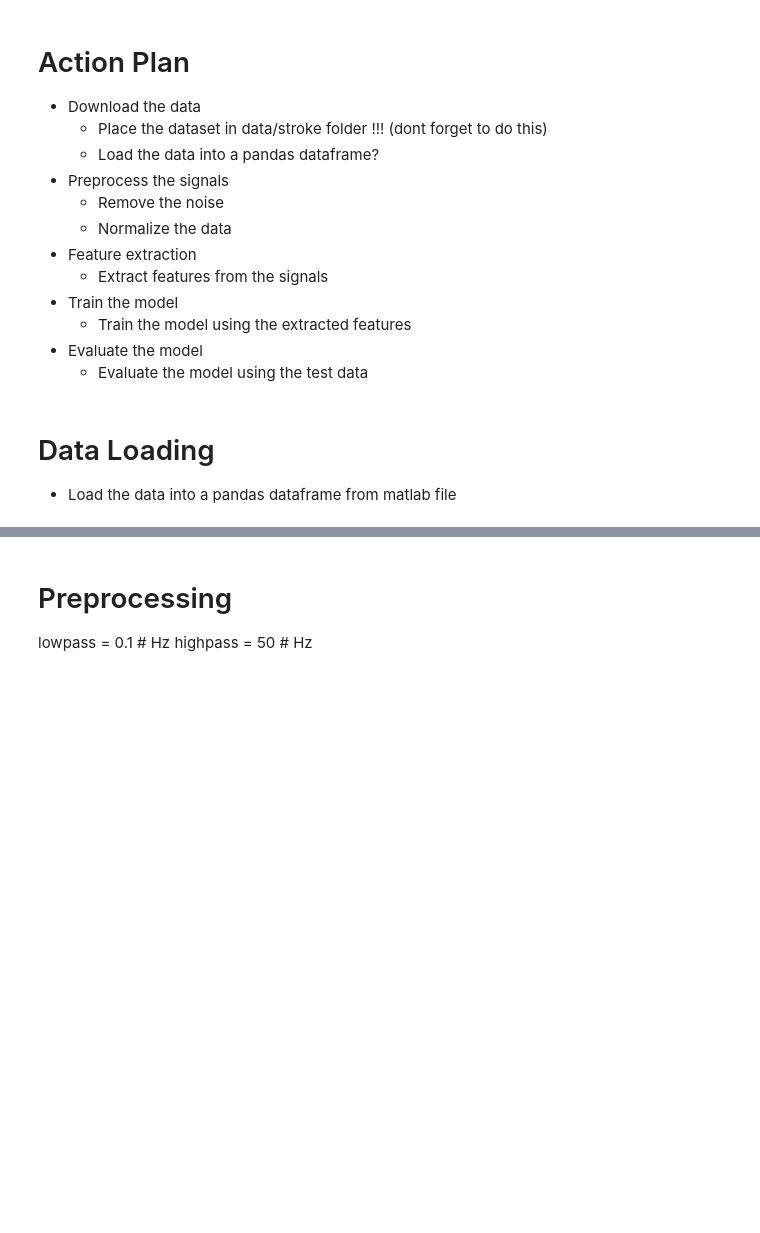
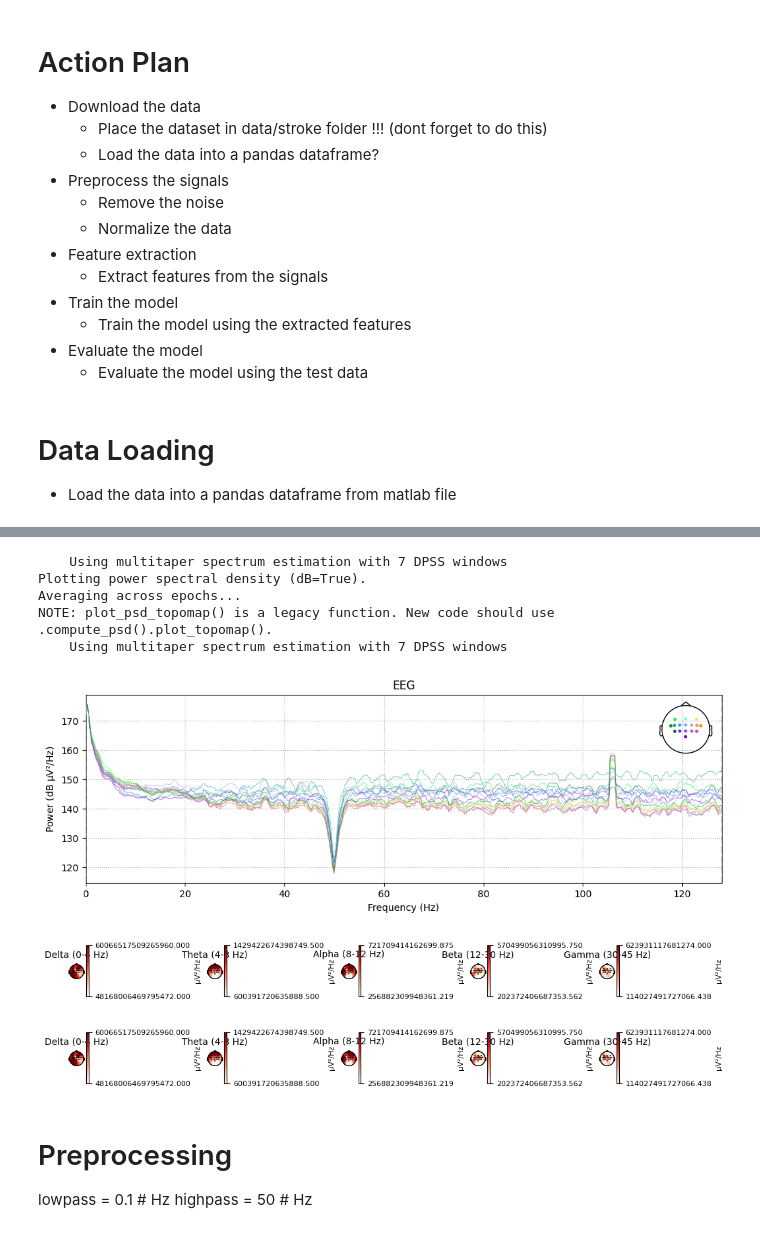
Before and after one commit to mo-gaafar/stroke-rehab-data-analysis, a Jupyter notebook: main_notebook.ipynb, the cells around one changed output, grey strips where cells are left out. Saved outputs shown, nothing was run; the diff lists cells and outputs as text; code cells hidden in the pictures; blank space fills up the shorter version.

Commit message:
plotting psd

```diff
--- a/main_notebook.ipynb
+++ b/main_notebook.ipynb
@@ -124,18 +325,30 @@ plt.show()
 # %%
 # mne plots
 import numpy as np
 import matplotlib.pyplot as plt
 
 # spectrogram, event related spectral perturbation (ERSP) and inter-trial coherence (ITC)
 
 # SELECTING ONE PATIENT
 
 patient_epochs = mne_data_dict["Patient_1"]["Pre"]["Train"]
-print(patient_epochs)
+# print(mne_data_dict["Patient_2"]["Post"].keys())
+# print(patient_epochs)
 
 # plot the spectrogram of the epoch using mne
 
-epoch.plot_psd(fmin=2., fmax=40., average=True, spatial_colors=False)
+patient_epochs["left"].compute_psd().plot()
+
+patient_epochs["left"].plot_psd_topomap()
+# %% [output]
+    Using multitaper spectrum estimation with 7 DPSS windows
+Plotting power spectral density (dB=True).
+Averaging across epochs...
+NOTE: plot_psd_topomap() is a legacy function. New code should use .compute_psd().plot_topomap().
+    Using multitaper spectrum estimation with 7 DPSS windows
+[figure, added]
+[figure, added]
+[figure, added]
 # %% [markdown]
 # Preprocessing
 
```
Also changed, not shown: parts of 2 cells of this notebook, 2 other files.
